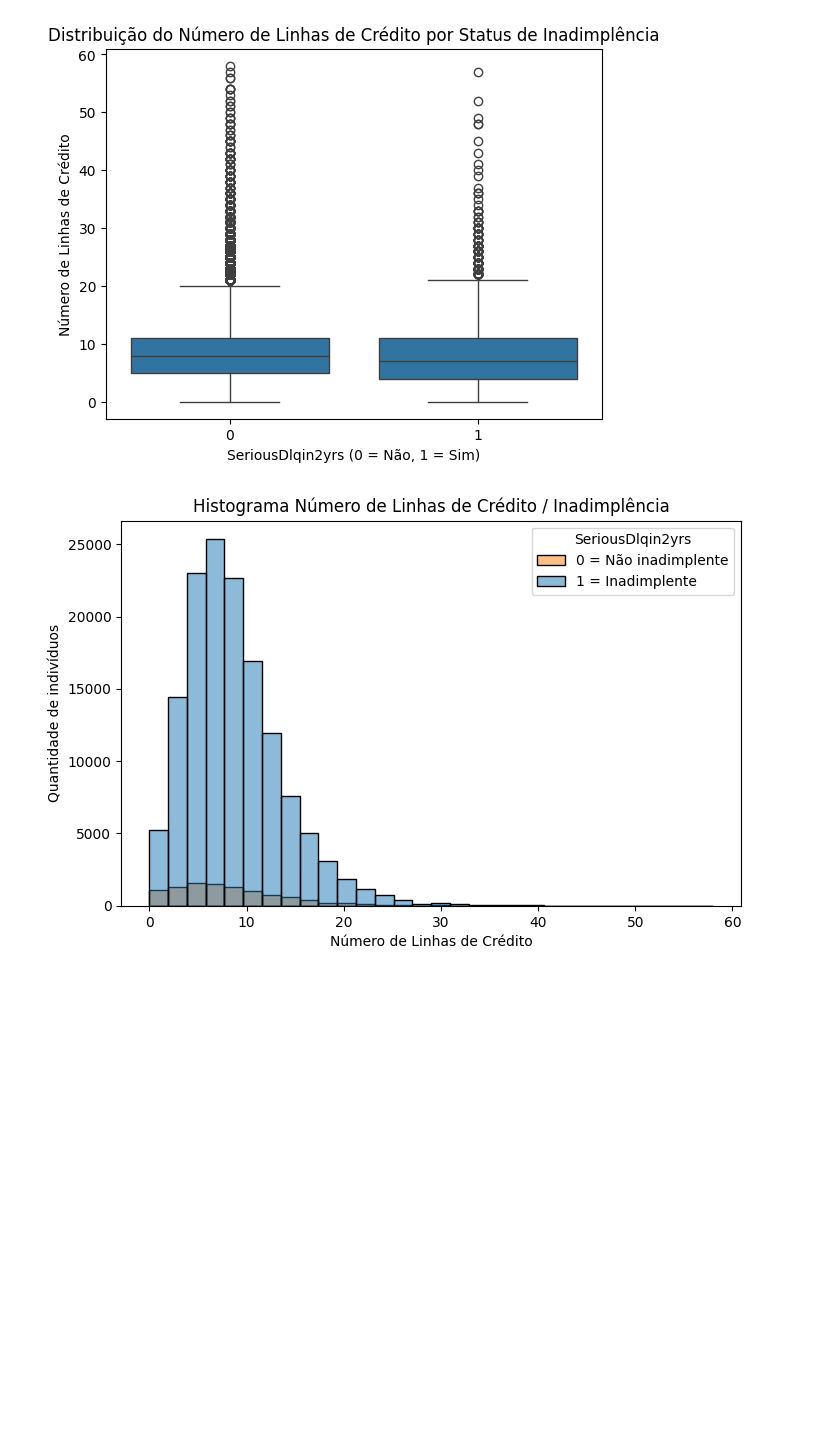
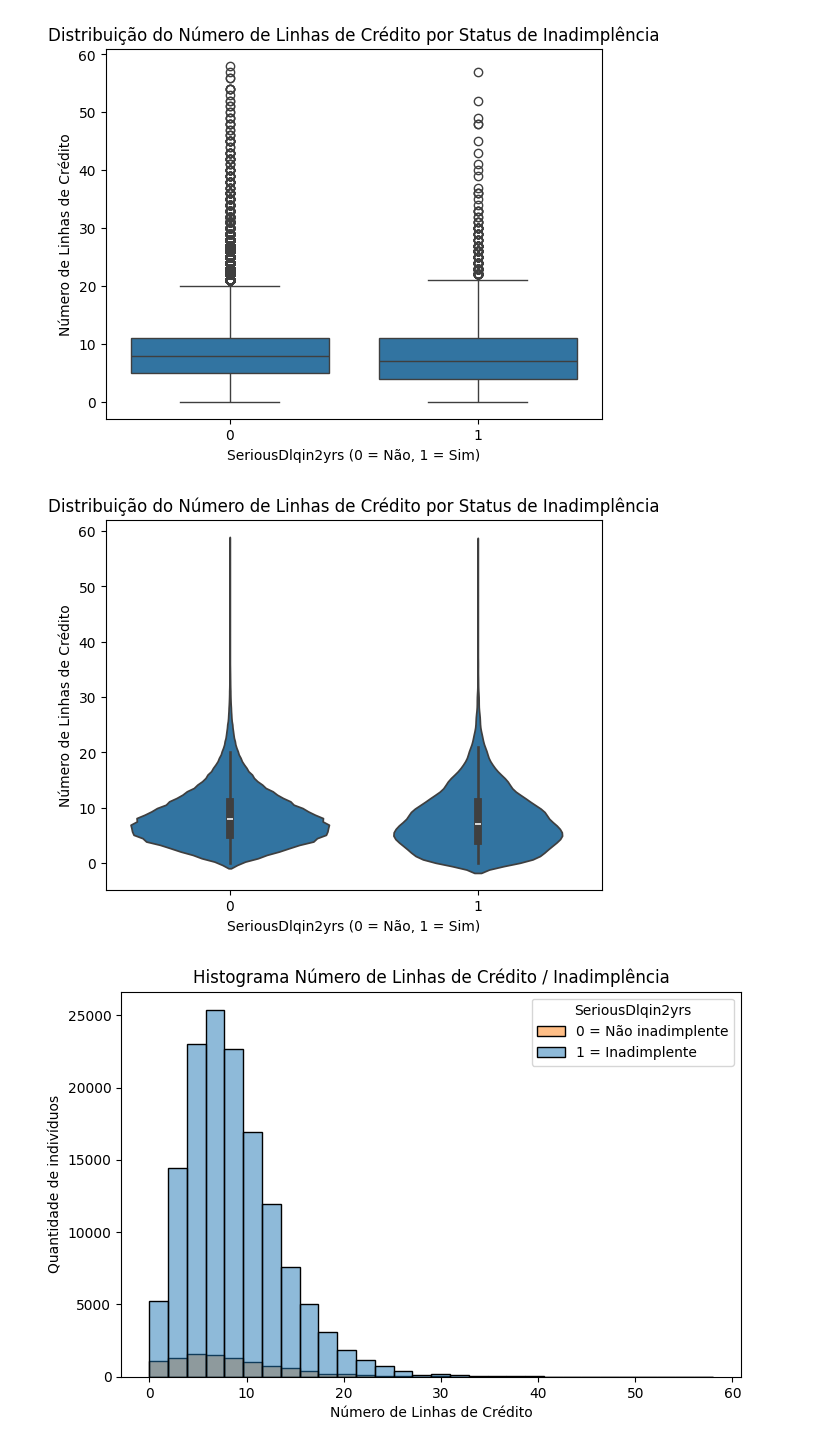
Before and after one commit to magalhaestiago/credit-risk-analysis-and-prediction, a Jupyter notebook: Credit Risk Analysis and Prediction.ipynb, the cells around one changed output. Cells and saved outputs as stored; diff of their text form; code cells hidden in the pictures; blank space fills up the shorter version.

```diff
--- a/Credit Risk Analysis and Prediction.ipynb
+++ b/Credit Risk Analysis and Prediction.ipynb
@@ -214,6 +237,14 @@ plt.ylabel("Número de Linhas de Crédito")
 plt.show()
 # %% [output]
 [figure]
+# %%
+sns.violinplot(x="SeriousDlqin2yrs", y="NumberOfOpenCreditLinesAndLoans", data=df)
+plt.title("Distribuição do Número de Linhas de Crédito por Status de Inadimplência")
+plt.xlabel("SeriousDlqin2yrs (0 = Não, 1 = Sim)")
+plt.ylabel("Número de Linhas de Crédito")
+plt.show()
+# %% [output]
+[figure, added]
 # %%
 plt.figure(figsize=(8,5))
 sns.histplot(data=df, x="NumberOfOpenCreditLinesAndLoans", hue="SeriousDlqin2yrs", bins=30, kde=False)
```
Also changed, not shown: parts of 60 cells of this notebook.
